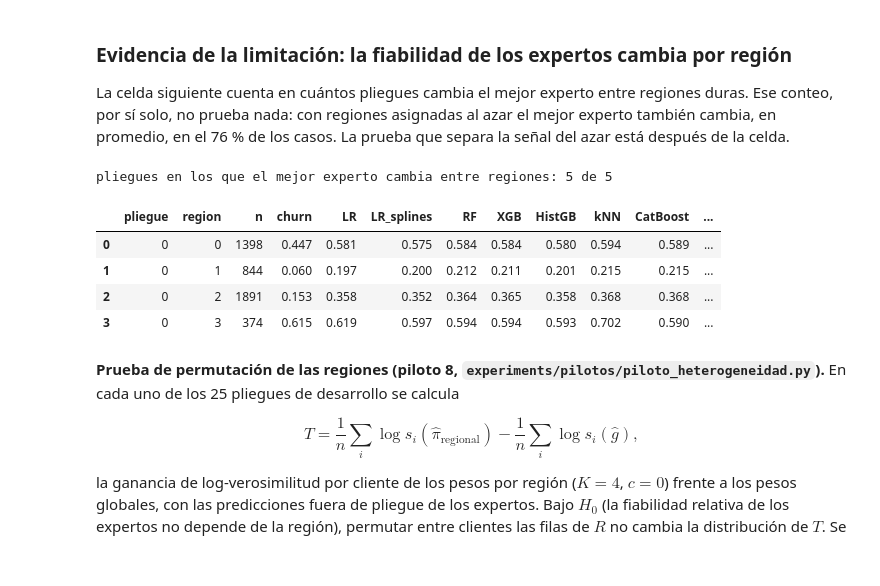
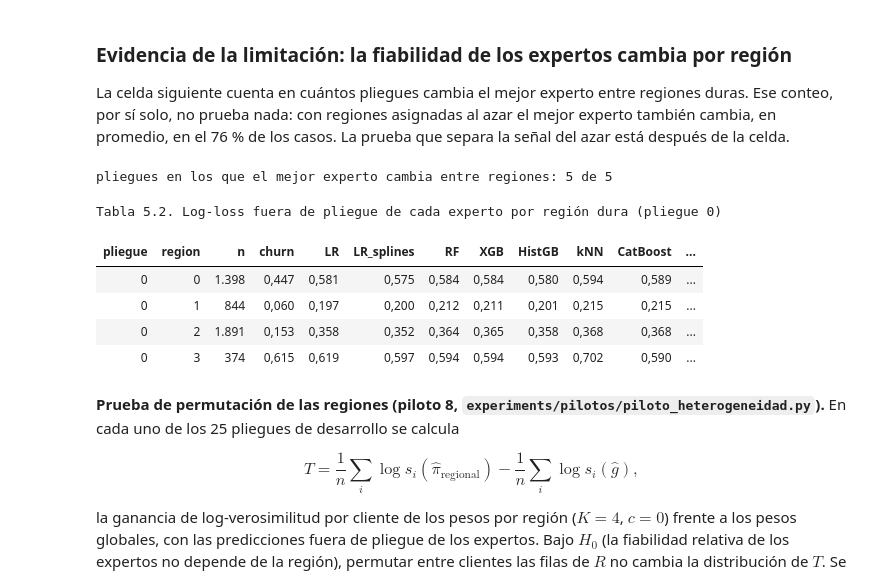
Before and after one commit to Nataly-Cardenas/Telco_Churn_JBook, a Jupyter notebook: MODELO_PROPIO.ipynb, the cells around one changed output. Drawn from its saved outputs; the diff is of its cells as text; code cells hidden in the pictures.

```diff
--- a/MODELO_PROPIO.ipynb
+++ b/MODELO_PROPIO.ipynb
@@ -321,25 +342,26 @@ La celda siguiente cuenta en cuántos pliegues cambia el mejor experto entre reg
 # %%
 filas = []
 for f, (pipe, tr, _) in enumerate(modelos):
     m = pipe.named_steps["modelo"]; yt = y[tr]; reg = m.train_regions_.argmax(1); P = m.oof_proba_
     ll = -(yt[:, None] * np.log(P) + (1 - yt[:, None]) * np.log(1 - P))
     for k in range(m.n_regions):
         sel = reg == k
         if sel.sum() == 0: continue
         fila = dict(pliegue=f, region=k, n=int(sel.sum()), churn=yt[sel].mean())
         fila |= {n: ll[sel, j].mean() for j, n in enumerate(m.expert_names_)}
         filas.append(fila)
 het = pd.DataFrame(filas); het["mejor experto"] = het[m.expert_names_].idxmin(axis=1)
 print("pliegues en los que el mejor experto cambia entre regiones:",
       het.groupby("pliegue")["mejor experto"].nunique().gt(1).sum(), "de", het.pliegue.nunique())
-het[het.pliegue == 0].round(3)
+tabla_libro(het[het.pliegue == 0].round(3), "Tabla 5.2. Log-loss fuera de pliegue de cada experto por región dura (pliegue 0)", decimales=3)
 # %% [output]
 pliegues en los que el mejor experto cambia entre regiones: 5 de 5
+Tabla 5.2. Log-loss fuera de pliegue de cada experto por región dura (pliegue 0)
-|  | pliegue | region | n | churn | LR | LR_splines | RF | XGB | HistGB | kNN | CatBoost | ... |
-| 0 | 0 | 0 | 1398 | 0.447 | 0.581 | 0.575 | 0.584 | 0.584 | 0.580 | 0.594 | 0.589 | ... |
-| 1 | 0 | 1 | 844 | 0.060 | 0.197 | 0.200 | 0.212 | 0.211 | 0.201 | 0.215 | 0.215 | ... |
-| 2 | 0 | 2 | 1891 | 0.153 | 0.358 | 0.352 | 0.364 | 0.365 | 0.358 | 0.368 | 0.368 | ... |
-| 3 | 0 | 3 | 374 | 0.615 | 0.619 | 0.597 | 0.594 | 0.594 | 0.593 | 0.702 | 0.590 | ... |
+| pliegue | region | n | churn | LR | LR_splines | RF | XGB | HistGB | kNN | CatBoost | ... |
+| 0 | 0 | 1.398 | 0,447 | 0,581 | 0,575 | 0,584 | 0,584 | 0,580 | 0,594 | 0,589 | ... |
+| 0 | 1 | 844 | 0,060 | 0,197 | 0,200 | 0,212 | 0,211 | 0,201 | 0,215 | 0,215 | ... |
+| 0 | 2 | 1.891 | 0,153 | 0,358 | 0,352 | 0,364 | 0,365 | 0,358 | 0,368 | 0,368 | ... |
+| 0 | 3 | 374 | 0,615 | 0,619 | 0,597 | 0,594 | 0,594 | 0,593 | 0,702 | 0,590 | ... |
 # %% [markdown]
 **Prueba de permutación de las regiones (piloto 8, `experiments/pilotos/piloto_heterogeneidad.py`).** En cada uno de los 25 pliegues de desarrollo se calcula
 
```
Also changed, not shown: parts of 10 cells of this notebook, 38 other files.
